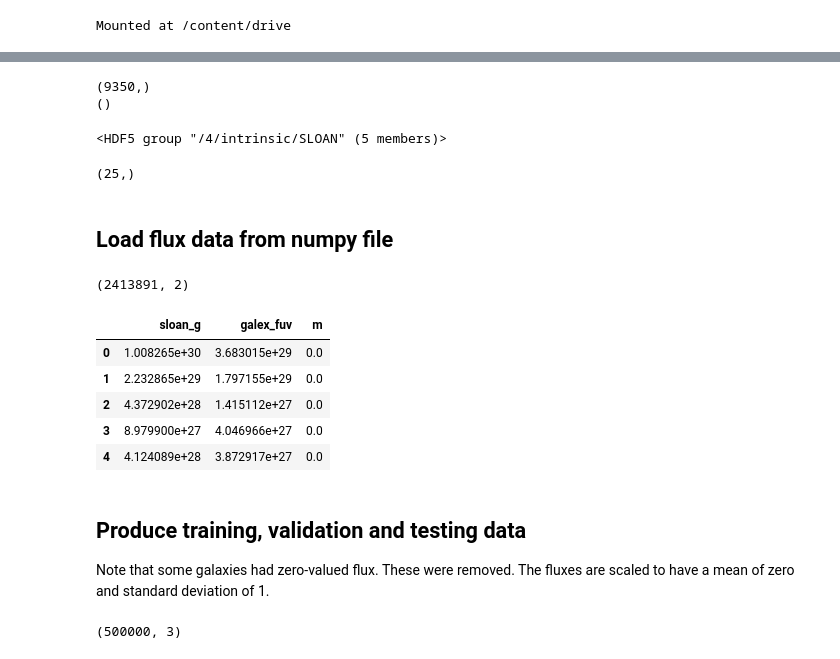
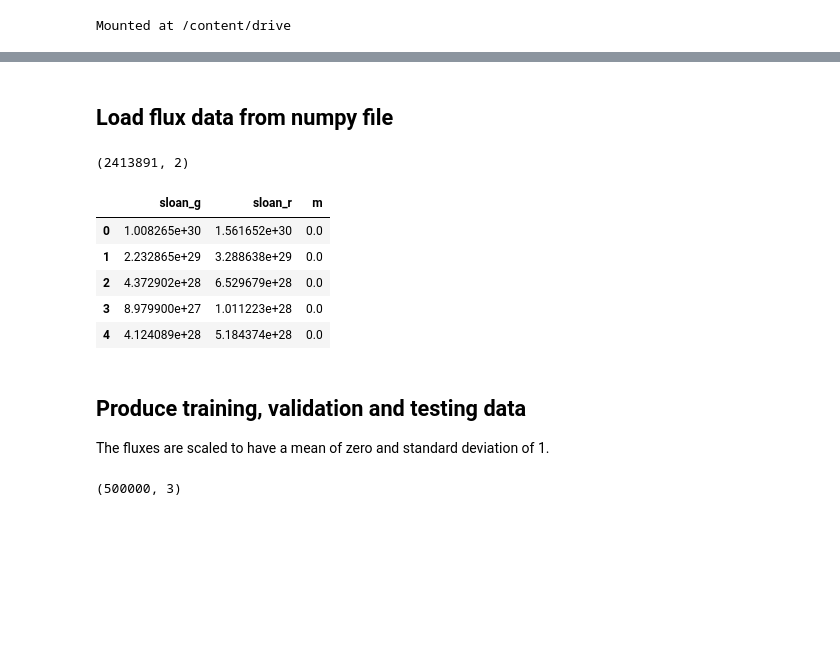
Before and after one commit to cjpdrury/evidence_networks, a Jupyter notebook: evidence_network_flux.ipynb, the cells around one changed output, grey strips where cells are left out. Drawn from its saved outputs; the diff is of its cells as text; code cells hidden in the pictures; blank space fills up the shorter version.

```diff
--- a/evidence_network_flux.ipynb
+++ b/evidence_network_flux.ipynb
@@ -108,25 +118,25 @@ f_TNG = h5py.File(path+'/TNG_master.hdf5', 'r')
 f_SIM = h5py.File(path+'/simba_master.hdf5', 'r')
 
 
-sloan_TNG, sloan_SIM, galex_TNG,galex_SIM = [],[],[],[]
+g_TNG, g_SIM, r_TNG,r_SIM = [],[],[],[]
 
 # loop through each folder. Extract all galaxies from chosen filter.
 for i in range(len(f_TNG.keys())):
   data = np.array(f_TNG[str(i)]['intrinsic']['SLOAN']['SDSS.g'])
-  sloan_TNG.append(data)
-  data = np.array(f_TNG[str(i)]['intrinsic']['GALEX']['GALEX.FUV'])
-  galex_TNG.append(data)
+  g_TNG.append(data)
+  data = np.array(f_TNG[str(i)]['intrinsic']['SLOAN']['SDSS.r'])
+  r_TNG.append(data)
 
 
 for i in range(len(f_SIM.keys())):
   data = np.array(f_SIM[str(i)]['intrinsic']['SLOAN']['SDSS.g'])
-  sloan_SIM.append(data)
-  data = np.array(f_SIM[str(i)]['intrinsic']['GALEX']['GALEX.FUV'])
-  galex_SIM.append(data)
+  g_SIM.append(data)
+  data = np.array(f_SIM[str(i)]['intrinsic']['SLOAN']['SDSS.r'])
+  r_SIM.append(data)
 
 
-flux_TNG = np.stack((np.concatenate(sloan_TNG).ravel(), np.concatenate(galex_TNG).ravel()), axis=1)
-flux_SIM = np.stack((np.concatenate(sloan_SIM).ravel(), np.concatenate(galex_SIM).ravel()), axis=1)
+flux_TNG = np.stack((np.concatenate(g_TNG).ravel(), np.concatenate(r_TNG).ravel()), axis=1)
+flux_SIM = np.stack((np.concatenate(g_SIM).ravel(), np.concatenate(r_SIM).ravel()), axis=1)
 
 np.save(path+'/flux_TNG.npy',flux_TNG)
 np.save(path+'/flux_SIMBA.npy',flux_SIM)
@@ -197,45 +143,31 @@ array([[0.00000000e+00, 1.00826496e+30, 1.67628141e+30, 1.56165165e+30,
-# %%
-print(np.shape(sloan_TNG))
-print(np.shape(sloan_TNG[1]))
-# %% [output]
-(9350,)
-()
-# %%
-f_TNG[str(i)]['intrinsic']['SLOAN']
-# %% [output]
-<HDF5 group "/4/intrinsic/SLOAN" (5 members)>
-# %%
-np.shape(sloan_TNG)
-# %% [output]
-(25,)
 # %% [markdown]
 ## Load flux data from numpy file
 # %%
 # unpack data
 flux_TNG = np.load(path+'/flux_TNG.npy')
 flux_sim = np.load(path+'/flux_SIMBA.npy')
 print(np.shape(flux_TNG))
 
 # get headers and convert to pandas
-header = 'sloan_g | galex_fuv'
+header = 'sloan_g | sloan_r'
 header = header.split('|')
 
 df_TNG = pd.DataFrame(flux_TNG, columns=header)
 df_SIM = pd.DataFrame(flux_SIM, columns=header)
 
 # add model labels 'm'
 df_TNG['m'] = np.zeros(df_TNG.shape[0])
 df_SIM['m'] = np.ones(df_SIM.shape[0])
 
 df_TNG.head()
 # %% [output]
 (2413891, 2)
-|  | sloan_g | galex_fuv | m |
-| 0 | 1.008265e+30 | 3.683015e+29 | 0.0 |
-| 1 | 2.232865e+29 | 1.797155e+29 | 0.0 |
-| 2 | 4.372902e+28 | 1.415112e+27 | 0.0 |
-| 3 | 8.979900e+27 | 4.046966e+27 | 0.0 |
-| 4 | 4.124089e+28 | 3.872917e+27 | 0.0 |
+|  | sloan_g | sloan_r | m |
+| 0 | 1.008265e+30 | 1.561652e+30 | 0.0 |
+| 1 | 2.232865e+29 | 3.288638e+29 | 0.0 |
+| 2 | 4.372902e+28 | 6.529679e+28 | 0.0 |
+| 3 | 8.979900e+27 | 1.011223e+28 | 0.0 |
+| 4 | 4.124089e+28 | 5.184374e+28 | 0.0 |
 # %%
 # assign label of 0 for IllustrisTNG and 1 for SIMBA
 flux_TNG = np.append(flux_TNG, np.zeros((len(flux_TNG[:,0]),1)) ,axis=1)
@@ -245,7 +177,7 @@ flux_SIM = np.append(flux_SIM, np.ones((len(flux_SIM[:,0]),1)) ,axis=1)
 train_flux = np.append(flux_TNG,flux_SIM, axis=0 )
 # %% [markdown]
 ## Produce training, validation and testing data
-Note that some galaxies had zero-valued flux. These were removed. The fluxes are scaled to have a mean of zero and standard deviation of 1.
+The fluxes are scaled to have a mean of zero and standard deviation of 1.
 # %%
 # randomly sample from training data
 
```
Also changed, not shown: parts of 41 cells of this notebook.
